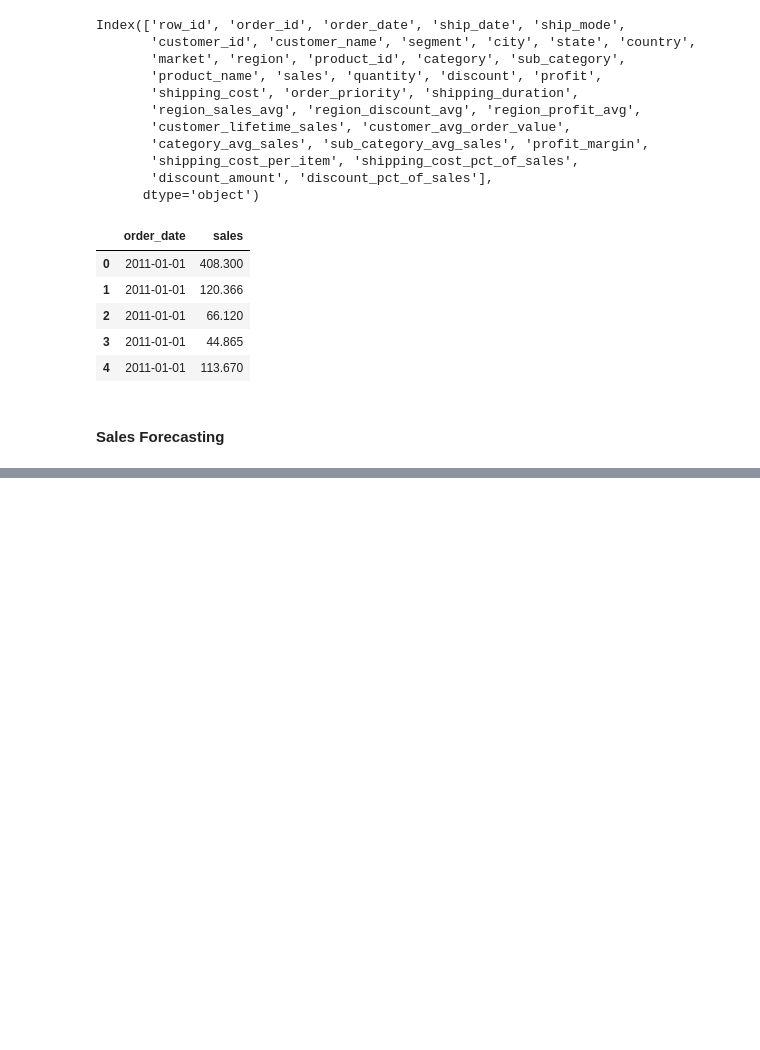
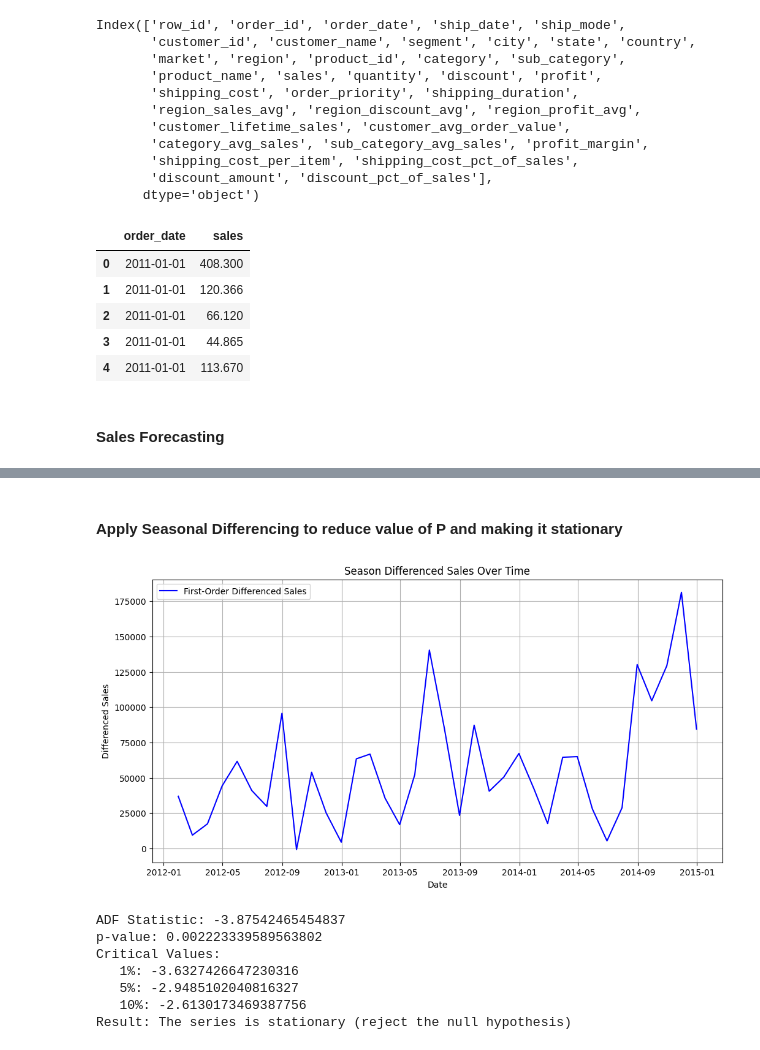
Before and after one commit to Akashraiden/Sales-Forecast-and-Prediction, a Jupyter notebook: EDA and Feature_Engineering.ipynb, the cells around one changed output, grey strips where cells are left out. Drawn from its saved outputs; the diff is of its cells as text; code cells hidden in the pictures; blank space fills up the shorter version.

```diff
--- a/EDA and Feature_Engineering.ipynb
+++ b/EDA and Feature_Engineering.ipynb
@@ -828,0 +886,28 @@ R-squared (R²): 0.898138024080929
+# %% [markdown]
+#### Apply  Seasonal Differencing to reduce value of P and making it stationary
+# %%
+
+df_monthly['sales_diff'] = df_monthly['sales'].diff(12)
+
+df_monthly_diff = df_monthly['sales_diff'].dropna()
+
+
+plt.figure(figsize=(12, 6))
+plt.plot(df_monthly_diff.index, df_monthly_diff, label='First-Order Differenced Sales', color='blue')
+plt.xlabel('Date')
+plt.ylabel('Differenced Sales')
+plt.title('Season Differenced Sales Over Time')
+plt.legend()
+plt.grid()
+plt.show()
+
+adf_test(df_monthly_diff)
+# %% [output]
+[figure, added]
+ADF Statistic: -3.87542465454837
+p-value: 0.002223339589563802
+Critical Values:
+   1%: -3.6327426647230316
+   5%: -2.9485102040816327
+   10%: -2.6130173469387756
+Result: The series is stationary (reject the null hypothesis)
```
Also changed, not shown: parts of 15 cells of this notebook.
